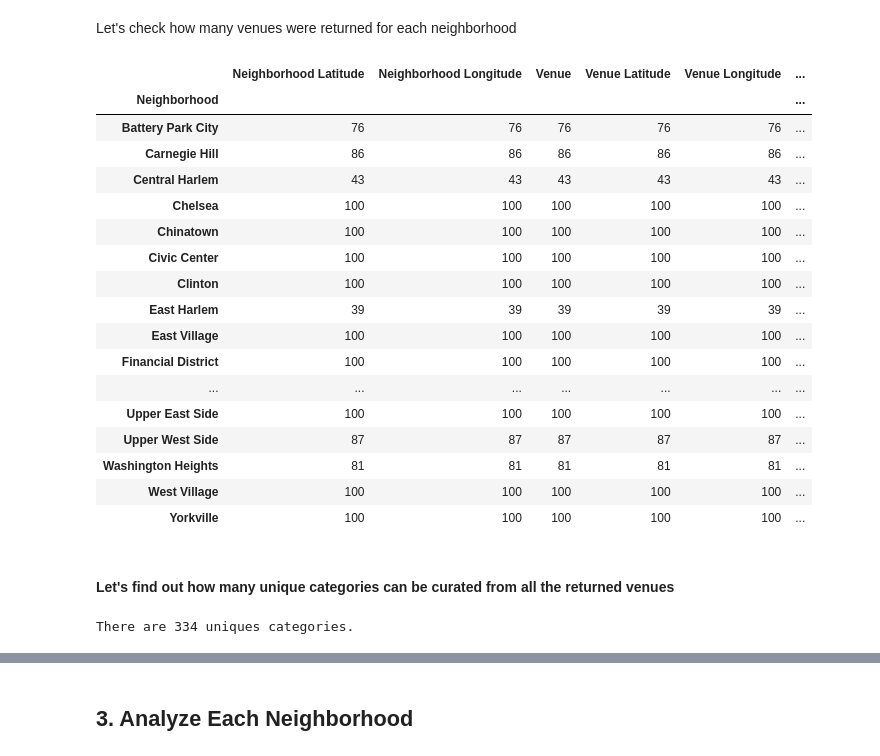
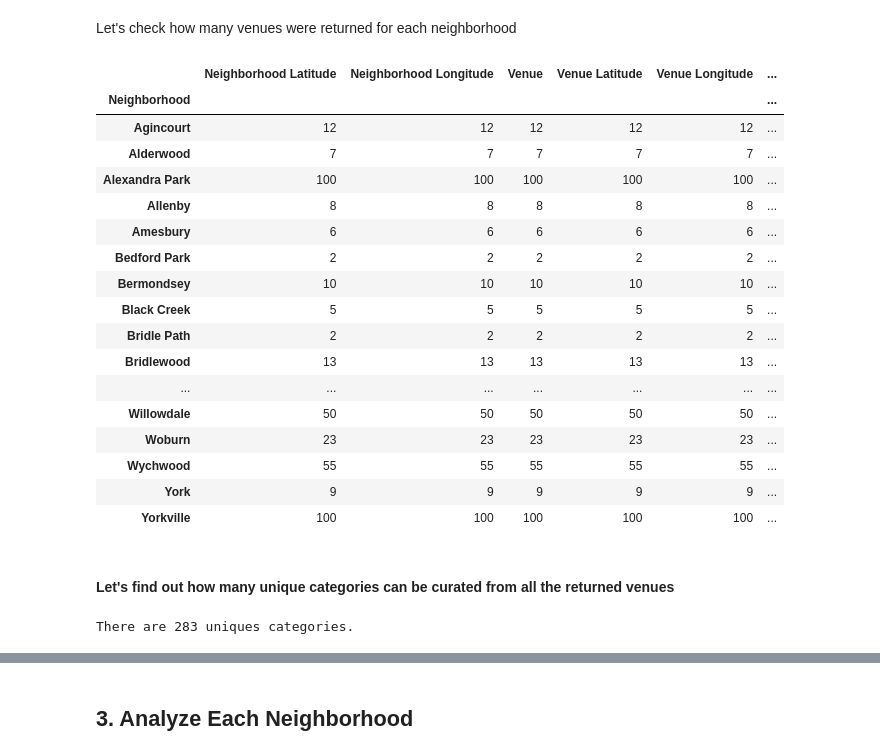
Before and after one commit to peachyprincess/neighborhood-segmentation-and-clustering, a Jupyter notebook: Neighborhoods-Toronto.ipynb, the cells around one changed output, grey strips where cells are left out. Saved outputs shown, nothing was run; the diff lists cells and outputs as text; code cells hidden in the pictures.

Commit message:
Adjust the notebook for Toronto

```diff
--- a/Neighborhoods-Toronto.ipynb
+++ b/Neighborhoods-Toronto.ipynb
@@ -224,18 +170,0 @@ As we did with all of New York City, let's visualize Manhattan and the neighborh
-# %%
-# create map of Manhattan using latitude and longitude values
-map_manhattan = folium.Map(location=[latitude, longitude], zoom_start=11)
-
-# add markers to map
-for lat, lng, label in zip(manhattan_data['Latitude'], manhattan_data['Longitude'], manhattan_data['Neighborhood']):
-    label = folium.Popup(label, parse_html=True)
-    folium.CircleMarker(
-        [lat, lng],
-        radius=5,
-        popup=label,
-        color='blue',
-        fill=True,
-        fill_color='#3186cc',
-        fill_opacity=0.7,
-        parse_html=False).add_to(map_manhattan)
-
-map_manhattan
@@ -249,7 +176,7 @@ Next, we are going to start utilizing the Foursquare API to explore the neighbor
 CLIENT_ID = "5ZYZWNP1XIE3MUZKFCASPSJIOR13DKAS3KVMOGZXH4WQ15R3" # your Foursquare ID
 CLIENT_SECRET = "D4K1ZKCUYZBKUEQOJWAHDGRHHMI3ZPZFFE0XHCSBFZKYOVMD" # your Foursquare Secret
 ACCESS_TOKEN = "DABR2LI51C32L4KAC2BZYTG43U4TEYOYS2EBYQQAEOOB5TTD" # your FourSquare Access Token
-VERSION = '20180605' # Foursquare API version
+VERSION = '20210223' # Foursquare API version
 LIMIT = 100 # A default Foursquare API limit value
 
 print('Your credentails:')
@@ -271,8 +198,8 @@ neighborhood_name
 # %% [markdown]
 Get the neighborhood's latitude and longitude values.
 # %%
-neighborhood_latitude = manhattan_data.loc[0, 'Latitude'] # neighborhood latitude value
-neighborhood_longitude = manhattan_data.loc[0, 'Longitude'] # neighborhood longitude value
+neighborhood_latitude = neighborhoods.loc[0, 'Latitude'] # neighborhood latitude value
+neighborhood_longitude = neighborhoods.loc[0, 'Longitude'] # neighborhood longitude value
 
 print('Latitude and longitude values of {} are {}, {}.'.format(neighborhood_name,
                                                                neighborhood_latitude,
@@ -470,6 +375,6 @@ def get_venue_list(results, name, lat, lng):
 # %%
 # type your answer here
 filtered_columns = ['Neighborhood', 'Latitude', 'Longitude']
-names, latitudes, longitudes = manhattan_data.loc[:, filtered_columns].T.values
-manhattan_venues = getNearbyVenues(names, latitudes, longitudes)
+names, latitudes, longitudes = neighborhoods.loc[:, filtered_columns].T.values
+toronto_venues = getNearbyVenues(names, latitudes, longitudes)
 # %% [output]
@@ -521,32 +411,32 @@ manhattan_venues.head()
 # %% [markdown]
 Let's check how many venues were returned for each neighborhood
 # %%
-manhattan_venues.groupby('Neighborhood').count()
+toronto_venues.groupby('Neighborhood').count()
 # %% [output]
 |  | Neighborhood Latitude | Neighborhood Longitude | Venue | Venue Latitude | Venue Longitude | ... |
 | Neighborhood |  |  |  |  |  | ... |
-| Battery Park City | 76 | 76 | 76 | 76 | 76 | ... |
-| Carnegie Hill | 86 | 86 | 86 | 86 | 86 | ... |
-| Central Harlem | 43 | 43 | 43 | 43 | 43 | ... |
-| Chelsea | 100 | 100 | 100 | 100 | 100 | ... |
-| Chinatown | 100 | 100 | 100 | 100 | 100 | ... |
-| Civic Center | 100 | 100 | 100 | 100 | 100 | ... |
-| Clinton | 100 | 100 | 100 | 100 | 100 | ... |
-| East Harlem | 39 | 39 | 39 | 39 | 39 | ... |
-| East Village | 100 | 100 | 100 | 100 | 100 | ... |
-| Financial District | 100 | 100 | 100 | 100 | 100 | ... |
+| Agincourt | 12 | 12 | 12 | 12 | 12 | ... |
+| Alderwood | 7 | 7 | 7 | 7 | 7 | ... |
+| Alexandra Park | 100 | 100 | 100 | 100 | 100 | ... |
+| Allenby | 8 | 8 | 8 | 8 | 8 | ... |
+| Amesbury | 6 | 6 | 6 | 6 | 6 | ... |
+| Bedford Park | 2 | 2 | 2 | 2 | 2 | ... |
+| Bermondsey | 10 | 10 | 10 | 10 | 10 | ... |
+| Black Creek | 5 | 5 | 5 | 5 | 5 | ... |
+| Bridle Path | 2 | 2 | 2 | 2 | 2 | ... |
+| Bridlewood | 13 | 13 | 13 | 13 | 13 | ... |
 | ... | ... | ... | ... | ... | ... | ... |
-| Upper East Side | 100 | 100 | 100 | 100 | 100 | ... |
-| Upper West Side | 87 | 87 | 87 | 87 | 87 | ... |
-| Washington Heights | 81 | 81 | 81 | 81 | 81 | ... |
-| West Village | 100 | 100 | 100 | 100 | 100 | ... |
+| Willowdale | 50 | 50 | 50 | 50 | 50 | ... |
+| Woburn | 23 | 23 | 23 | 23 | 23 | ... |
+| Wychwood | 55 | 55 | 55 | 55 | 55 | ... |
+| York | 9 | 9 | 9 | 9 | 9 | ... |
 | Yorkville | 100 | 100 | 100 | 100 | 100 | ... |
 # %% [markdown]
 #### Let's find out how many unique categories can be curated from all the returned venues
 # %%
-print('There are {} uniques categories.'.format(len(manhattan_venues['Venue Category'].unique())))
+print('There are {} uniques categories.'.format(len(toronto_venues['Venue Category'].unique())))
 # %% [output]
-There are 334 uniques categories.
+There are 283 uniques categories.
 # %% [markdown]
 <a id='item3'></a>
 # %% [markdown]
```
Also changed, not shown: parts of 60 cells of this notebook.
